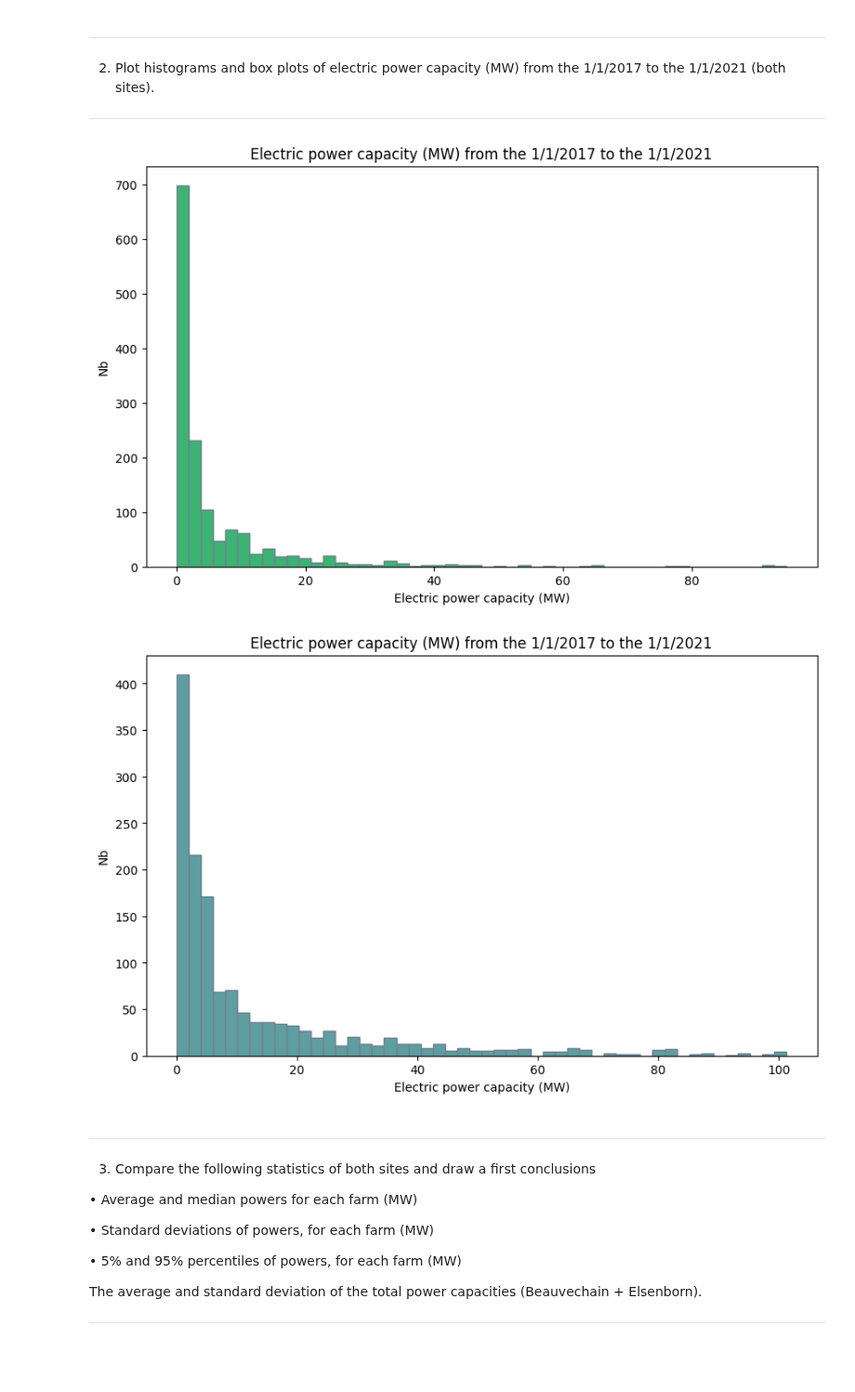
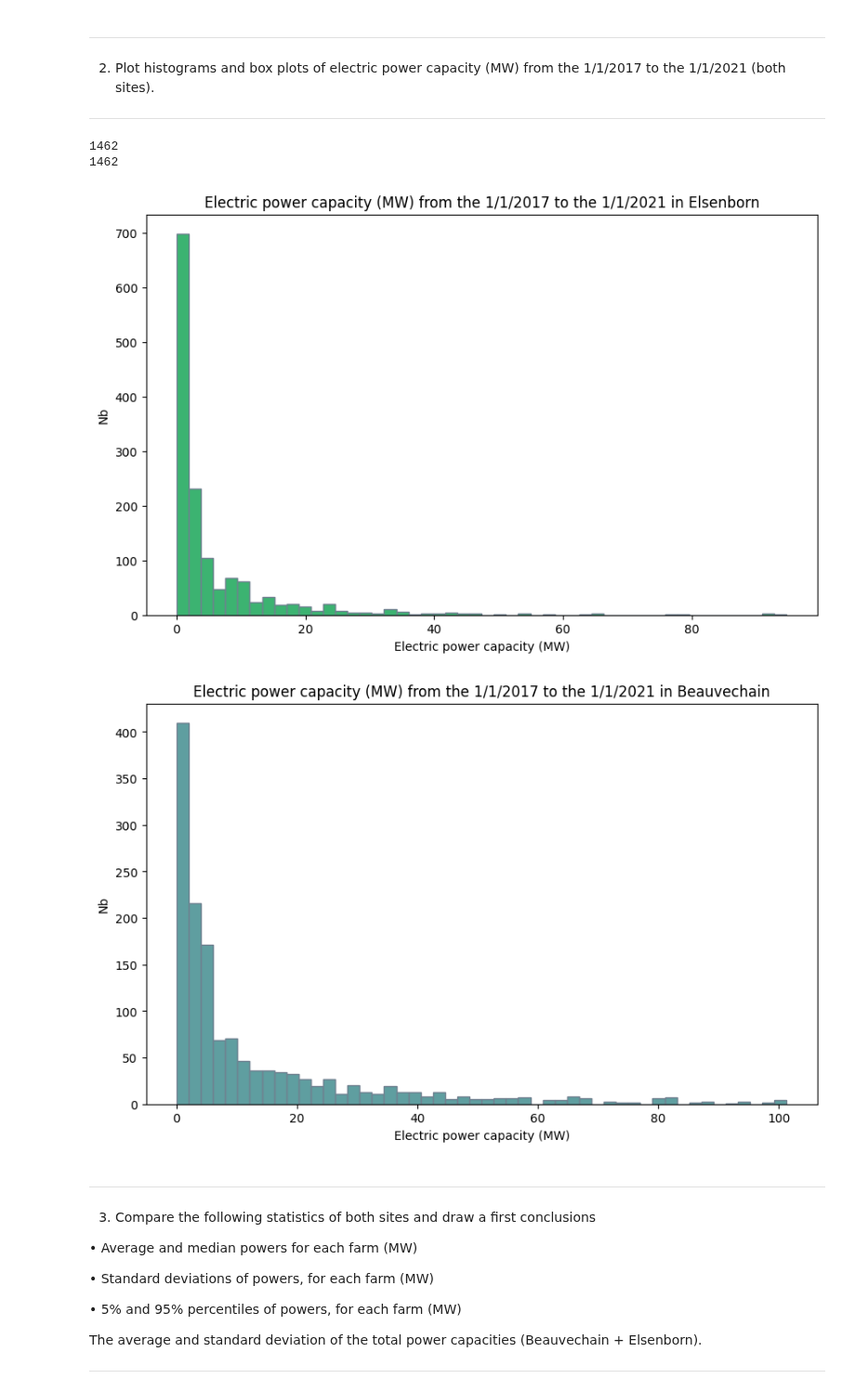
Before and after one commit to clem119/Hackathons, a Jupyter notebook: H1/hack1_without_code.ipynb, the cells around one changed output. Shown at 93% size. Drawn from its saved outputs; the diff is of its cells as text; code cells hidden in the pictures; blank space fills up the shorter version.

```diff
--- a/H1/hack1_without_code.ipynb
+++ b/H1/hack1_without_code.ipynb
@@ -65,8 +65,8 @@ import math
 import pandas as pd
 import numpy as np
 from matplotlib import pyplot as plt
+import seaborn as sns
 from scipy import stats
-import seaborn as sns
 
 def ElecPowerCapa():
 
@@ -78,13 +78,18 @@ def ElecPowerCapa():
     Elsenborn = pd.read_csv("Elsenborn.csv", sep=",")
     Elsenborn=Elsenborn.loc[Elsenborn["    DATE"] >= 20170101].loc[Elsenborn["    DATE"] <= 20210101]
 
-    #put all the non trusted value (!= 0) in ErrorsElsenborn and ErrorsBeauvechain
-    ErrorsElsenborn=Elsenborn.loc[Elsenborn[" Q_FG"] != 0]
-    ErrorsBeauvechain=Beauvechain.loc[Beauvechain[" Q_FG"] != 0]
+    print(len(Elsenborn))
+    print(len(Beauvechain))
 
     #Only keep the trusted value
-    Elsenborn=Elsenborn[~Elsenborn["    DATE"].isin(ErrorsBeauvechain["    DATE"])]
-    Beauvechain=Beauvechain[~Beauvechain["    DATE"].isin(ErrorsElsenborn["    DATE"])]
+    for (i,j) in zip(Beauvechain.iterrows(), Elsenborn.iterrows()):
+        errorB=i[1][3]
+        errorE=j[1][3]
+        if errorB != 0: j[1][3]=1
+        if errorE != 0: i[1][3]=1
+
+    Beauvechain=Beauvechain.loc[Beauvechain[" Q_FG"] == 0]
+    Elsenborn=Elsenborn.loc[Elsenborn[" Q_FG"] == 0]
 
     #if the wind speed is higher than 90km/h then set the value in the table to 0
     #and if the wind speed is negative, then delete the line from the file
@@ -120,7 +125,6 @@ def ElecPowerCapa():
     #adds the value from beauvechain and elsenborn one by one
     #power measured in W
     FinalRes = (ResElsenborn, ResBeauvechain)
-
     return FinalRes
 # %% [markdown]
 Comment briefly your results
@@ -133,25 +137,27 @@ Comment briefly your results
 # %%
 r = ElecPowerCapa()
 Results=r[0]+r[1]
 r1=r[0]
 r2=r[1]
 
 fig1, ax1 = plt.subplots(figsize=(10, 6))
 plt.hist(r1, bins=50, color="mediumseagreen", edgecolor="slategrey")
 plt.xlabel("Electric power capacity (MW)")
 plt.ylabel("Nb")
-plt.title("Electric power capacity (MW) from the 1/1/2017 to the 1/1/2021")
+plt.title("Electric power capacity (MW) from the 1/1/2017 to the 1/1/2021 in Elsenborn")
 plt.show()
 
 fig2, ax2 = plt.subplots(figsize=(10, 6))
 plt.hist(r2, bins=50, color="cadetblue", edgecolor="slategrey")
 plt.xlabel("Electric power capacity (MW)")
 plt.ylabel("Nb")
-plt.title("Electric power capacity (MW) from the 1/1/2017 to the 1/1/2021")
+plt.title("Electric power capacity (MW) from the 1/1/2017 to the 1/1/2021 in Beauvechain")
 plt.show()
 # %% [output]
+1462
+1462
-[figure, old version]
+[figure, new version]
-[figure, old version]
+[figure, new version]
 # %% [markdown]
 ------------------------------------------------------------------------------------------------------
 
```
Also changed, not shown: parts of 1 cell of this notebook, 2 other files.
